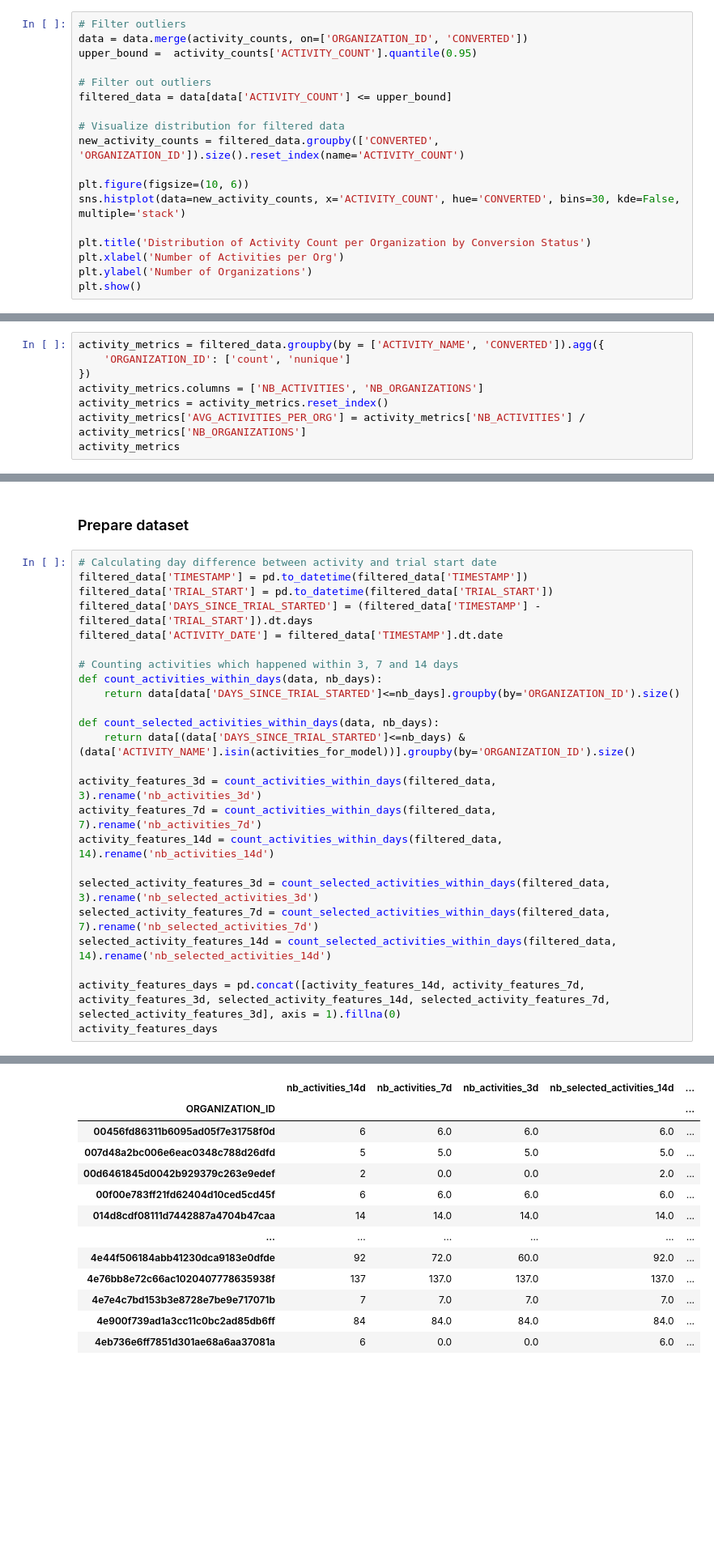
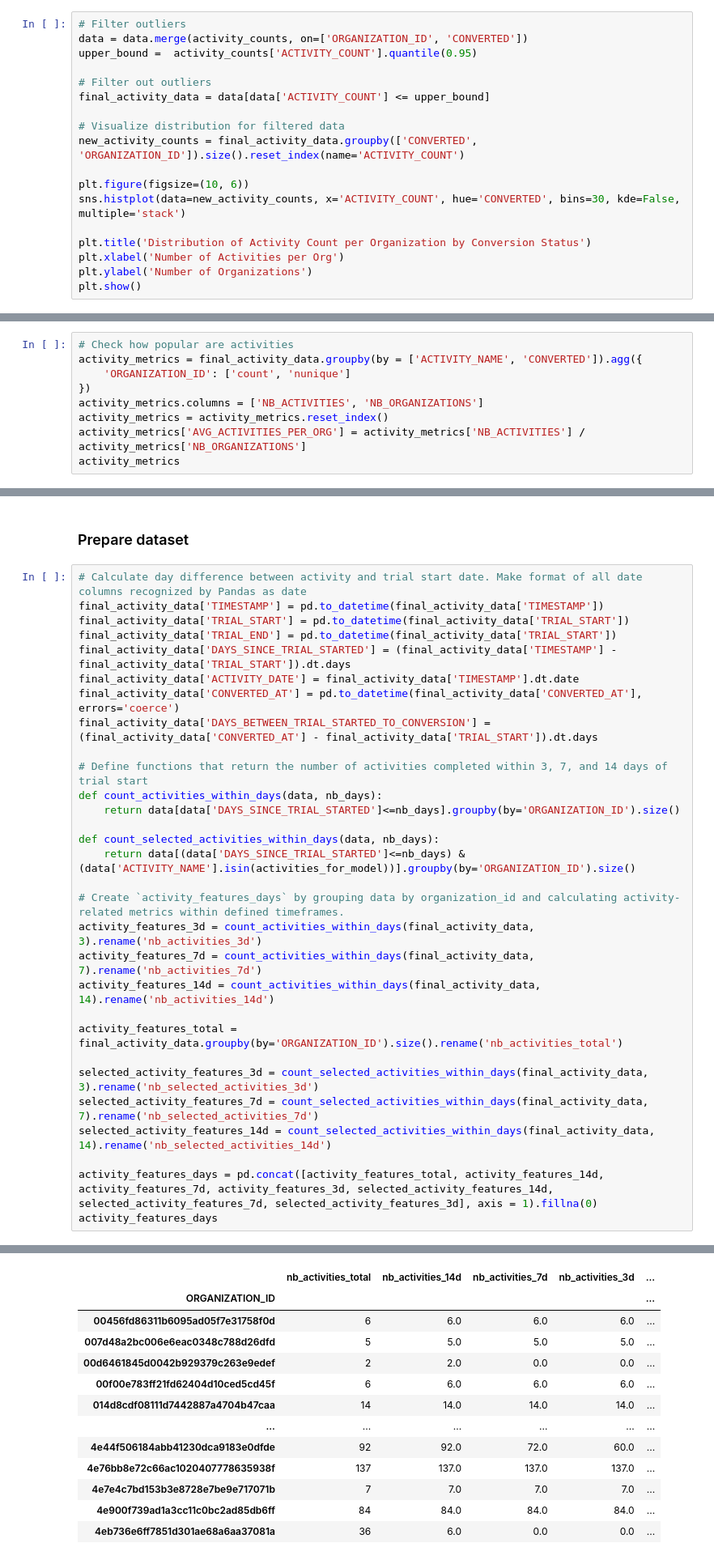
Before and after one commit to czarny-kwadrat/planday_project, a Jupyter notebook: Planday - trial goals exploration.ipynb, the cells around one changed output, grey strips where cells are left out. Shown at 81% size. Saved outputs shown, nothing was run; the diff lists cells and outputs as text; blank space fills up the shorter version.

Commit message:
Adding comments to the file, defining trial goals and descriptive analyses

```diff
--- a/Planday - trial goals exploration.ipynb
+++ b/Planday - trial goals exploration.ipynb
@@ -74,10 +78,10 @@ data = data.merge(activity_counts, on=['ORGANIZATION_ID', 'CONVERTED'])
 upper_bound =  activity_counts['ACTIVITY_COUNT'].quantile(0.95)
 
 # Filter out outliers
-filtered_data = data[data['ACTIVITY_COUNT'] <= upper_bound]
+final_activity_data = data[data['ACTIVITY_COUNT'] <= upper_bound]
 
 # Visualize distribution for filtered data
-new_activity_counts = filtered_data.groupby(['CONVERTED', 'ORGANIZATION_ID']).size().reset_index(name='ACTIVITY_COUNT')
+new_activity_counts = final_activity_data.groupby(['CONVERTED', 'ORGANIZATION_ID']).size().reset_index(name='ACTIVITY_COUNT')
 
 plt.figure(figsize=(10, 6))
 sns.histplot(data=new_activity_counts, x='ACTIVITY_COUNT', hue='CONVERTED', bins=30, kde=False, multiple='stack')
@@ -112,7 +116,8 @@ new_activity_counts.groupby('CONVERTED').agg({
 | False | 45.091540 | 7.0 |
 | True | 47.020305 | 7.0 |
 # %%
-activity_metrics = filtered_data.groupby(by = ['ACTIVITY_NAME', 'CONVERTED']).agg({
+# Check how popular are activities
+activity_metrics = final_activity_data.groupby(by = ['ACTIVITY_NAME', 'CONVERTED']).agg({
     'ORGANIZATION_ID': ['count', 'nunique']
 })
 activity_metrics.columns = ['NB_ACTIVITIES', 'NB_ORGANIZATIONS']
@@ -173,28 +160,34 @@ activities_for_model = pivoted['ACTIVITY_NAME'][(pivoted['IS_NUMBER_OF_ORGS_RELE
 # %% [markdown]
 ### Prepare dataset
 # %%
-# Calculating day difference between activity and trial start date
-filtered_data['TIMESTAMP'] = pd.to_datetime(filtered_data['TIMESTAMP'])
-filtered_data['TRIAL_START'] = pd.to_datetime(filtered_data['TRIAL_START'])
-filtered_data['DAYS_SINCE_TRIAL_STARTED'] = (filtered_data['TIMESTAMP'] - filtered_data['TRIAL_START']).dt.days
-filtered_data['ACTIVITY_DATE'] = filtered_data['TIMESTAMP'].dt.date
+# Calculate day difference between activity and trial start date. Make format of all date columns recognized by Pandas as date
+final_activity_data['TIMESTAMP'] = pd.to_datetime(final_activity_data['TIMESTAMP'])
+final_activity_data['TRIAL_START'] = pd.to_datetime(final_activity_data['TRIAL_START'])
+final_activity_data['TRIAL_END'] = pd.to_datetime(final_activity_data['TRIAL_START'])
+final_activity_data['DAYS_SINCE_TRIAL_STARTED'] = (final_activity_data['TIMESTAMP'] - final_activity_data['TRIAL_START']).dt.days
+final_activity_data['ACTIVITY_DATE'] = final_activity_data['TIMESTAMP'].dt.date
+final_activity_data['CONVERTED_AT'] = pd.to_datetime(final_activity_data['CONVERTED_AT'], errors='coerce')
+final_activity_data['DAYS_BETWEEN_TRIAL_STARTED_TO_CONVERSION'] = (final_activity_data['CONVERTED_AT'] - final_activity_data['TRIAL_START']).dt.days
 
-# Counting activities which happened within 3, 7 and 14 days
+# Define functions that return the number of activities completed within 3, 7, and 14 days of trial start
 def count_activities_within_days(data, nb_days):
     return data[data['DAYS_SINCE_TRIAL_STARTED']<=nb_days].groupby(by='ORGANIZATION_ID').size()
 
 def count_selected_activities_within_days(data, nb_days):
     return data[(data['DAYS_SINCE_TRIAL_STARTED']<=nb_days) & (data['ACTIVITY_NAME'].isin(activities_for_model))].groupby(by='ORGANIZATION_ID').size()
 
-activity_features_3d = count_activities_within_days(filtered_data, 3).rename('nb_activities_3d')
-activity_features_7d = count_activities_within_days(filtered_data, 7).rename('nb_activities_7d')
-activity_features_14d = count_activities_within_days(filtered_data, 14).rename('nb_activities_14d')
+# Create `activity_features_days` by grouping data by organization_id and calculating activity-related metrics within defined timeframes.
+activity_features_3d = count_activities_within_days(final_activity_data, 3).rename('nb_activities_3d')
+activity_features_7d = count_activities_within_days(final_activity_data, 7).rename('nb_activities_7d')
+activity_features_14d = count_activities_within_days(final_activity_data, 14).rename('nb_activities_14d')
 
-selected_activity_features_3d = count_selected_activities_within_days(filtered_data, 3).rename('nb_selected_activities_3d')
-selected_activity_features_7d = count_selected_activities_within_days(filtered_data, 7).rename('nb_selected_activities_7d')
-selected_activity_features_14d = count_selected_activities_within_days(filtered_data, 14).rename('nb_selected_activities_14d')
+activity_features_total = final_activity_data.groupby(by='ORGANIZATION_ID').size().rename('nb_activities_total')
 
-activity_features_days = pd.concat([activity_features_14d, activity_features_7d, activity_features_3d, selected_activity_features_14d, selected_activity_features_7d, selected_activity_features_3d], axis = 1).fillna(0)
+selected_activity_features_3d = count_selected_activities_within_days(final_activity_data, 3).rename('nb_selected_activities_3d')
+selected_activity_features_7d = count_selected_activities_within_days(final_activity_data, 7).rename('nb_selected_activities_7d')
+selected_activity_features_14d = count_selected_activities_within_days(final_activity_data, 14).rename('nb_selected_activities_14d')
+
+activity_features_days = pd.concat([activity_features_total, activity_features_14d, activity_features_7d, activity_features_3d, selected_activity_features_14d, selected_activity_features_7d, selected_activity_features_3d], axis = 1).fillna(0)
 activity_features_days
 # %% [output]
 A value is trying to be set on a copy of a slice from a DataFrame.
@@ -220,13 +210,13 @@ See the caveats in the documentation: https://pandas.pydata.org/pandas-docs/stab
-|  | nb_activities_14d | nb_activities_7d | nb_activities_3d | nb_selected_activities_14d | ... |
+|  | nb_activities_total | nb_activities_14d | nb_activities_7d | nb_activities_3d | ... |
 | ORGANIZATION_ID |  |  |  |  | ... |
 | 00456fd86311b6095ad05f7e31758f0d | 6 | 6.0 | 6.0 | 6.0 | ... |
 | 007d48a2bc006e6eac0348c788d26dfd | 5 | 5.0 | 5.0 | 5.0 | ... |
-| 00d6461845d0042b929379c263e9edef | 2 | 0.0 | 0.0 | 2.0 | ... |
+| 00d6461845d0042b929379c263e9edef | 2 | 2.0 | 0.0 | 0.0 | ... |
 | 00f00e783ff21fd62404d10ced5cd45f | 6 | 6.0 | 6.0 | 6.0 | ... |
 | 014d8cdf08111d7442887a4704b47caa | 14 | 14.0 | 14.0 | 14.0 | ... |
 | ... | ... | ... | ... | ... | ... |
-| 4e44f506184abb41230dca9183e0dfde | 92 | 72.0 | 60.0 | 92.0 | ... |
+| 4e44f506184abb41230dca9183e0dfde | 92 | 92.0 | 72.0 | 60.0 | ... |
 | 4e76bb8e72c66ac1020407778635938f | 137 | 137.0 | 137.0 | 137.0 | ... |
 | 4e7e4c7bd153b3e8728e7be9e717071b | 7 | 7.0 | 7.0 | 7.0 | ... |
 | 4e900f739ad1a3cc11c0bc2ad85db6ff | 84 | 84.0 | 84.0 | 84.0 | ... |
-| 4eb736e6ff7851d301ae68a6aa37081a | 6 | 0.0 | 0.0 | 6.0 | ... |
+| 4eb736e6ff7851d301ae68a6aa37081a | 36 | 6.0 | 0.0 | 0.0 | ... |
```
Also changed, not shown: parts of 46 cells of this notebook, 2 other files.
